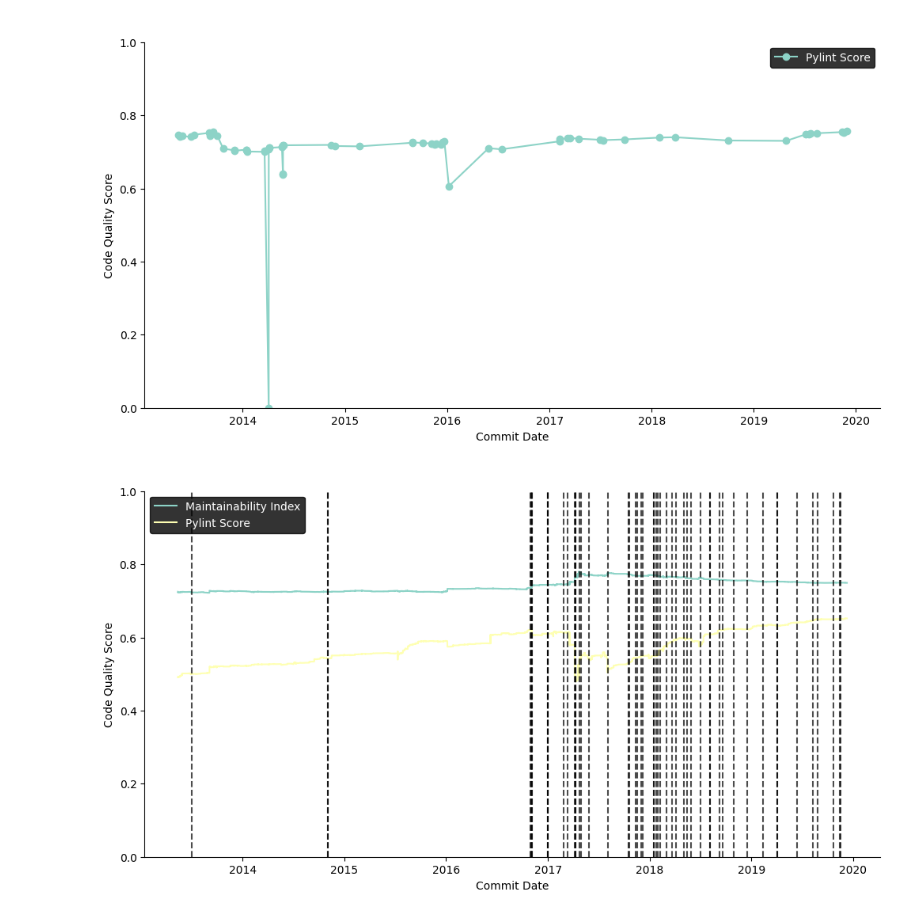
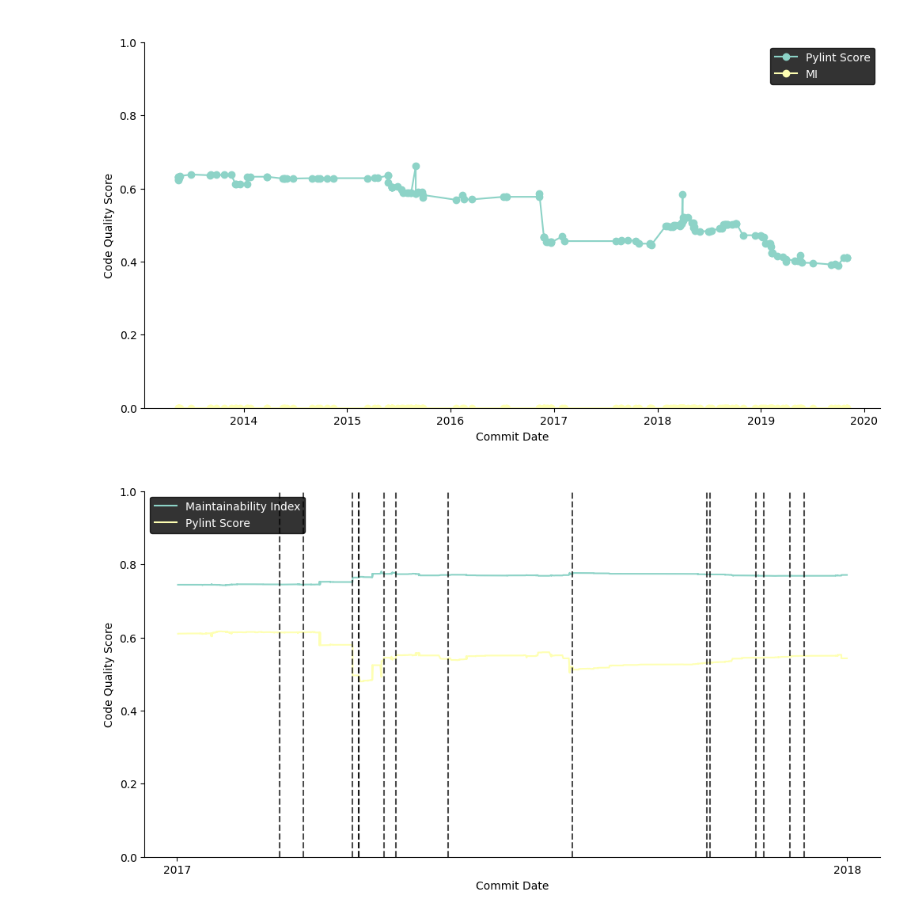
Before and after one commit to AlexS-1/Bachelor-Code, a Jupyter notebook: test.ipynb, the cells around one changed output. Saved outputs shown, nothing was run; the diff lists cells and outputs as text; code cells hidden in the pictures.

```diff
--- a/test.ipynb
+++ b/test.ipynb
@@ -104,16 +104,20 @@ def plot_file_code_quality(file_id, collection, metric_names=[]):
     plt.rcParams['legend.facecolor'] = 'black'
     plt.show()
 
-plot_file_code_quality("lib/matplotlib/tests/test_axes.py", "matplotlib", ["pylint_score"])
+plot_file_code_quality("lib/matplotlib/pyplot.py", "matplotlib", ["pylint_score", "mi"])
 # %% [output]
-[figure, old version]
+[figure, new version]
 # %%
 import matplotlib
+from datetime import datetime
+from datetime import tzinfo
+
+from pytz import utc
 from build.code_quality_visualizer import plot_repo_code_quality_fast
 
-plot_repo_code_quality_fast("matplotlib")
+plot_repo_code_quality_fast("matplotlib", "2017")
 # %% [output]
-[figure, old version]
+[figure, new version]
 # %%
 from matplotlib.colors import hex2color
 from build.code_quality_analyzer import calculate_maintainability_index, get_attribute_value_at_time
```
Also changed, not shown: parts of 6 cells of this notebook, 7 other files.
